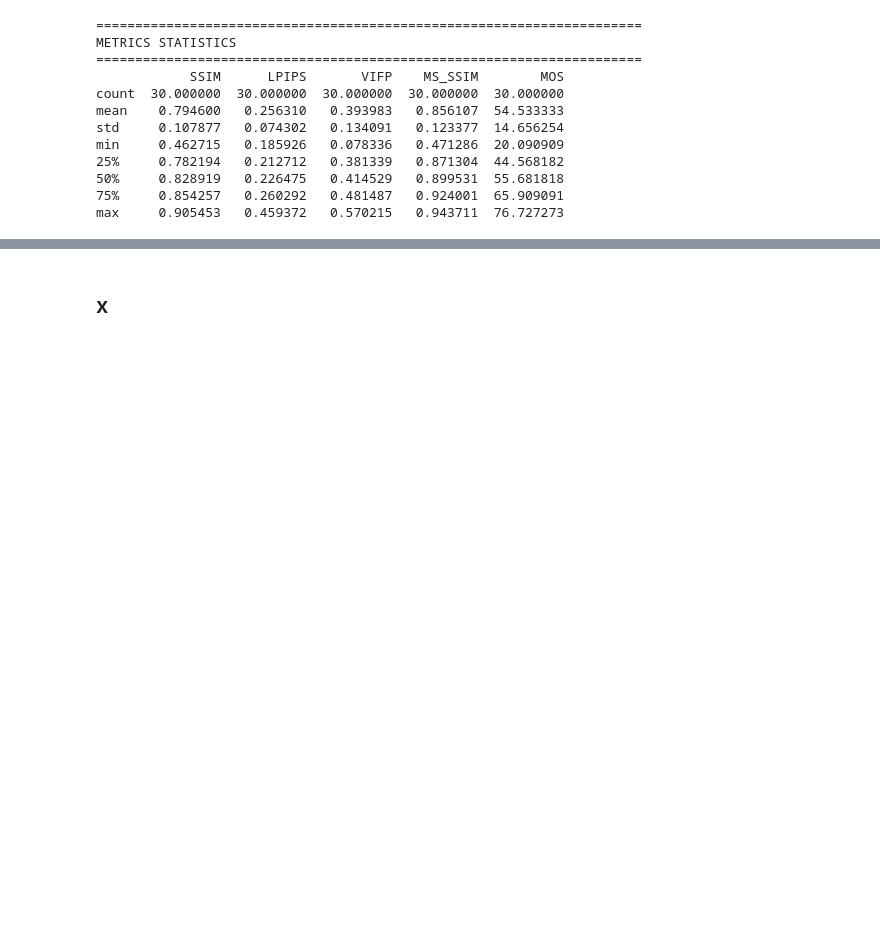
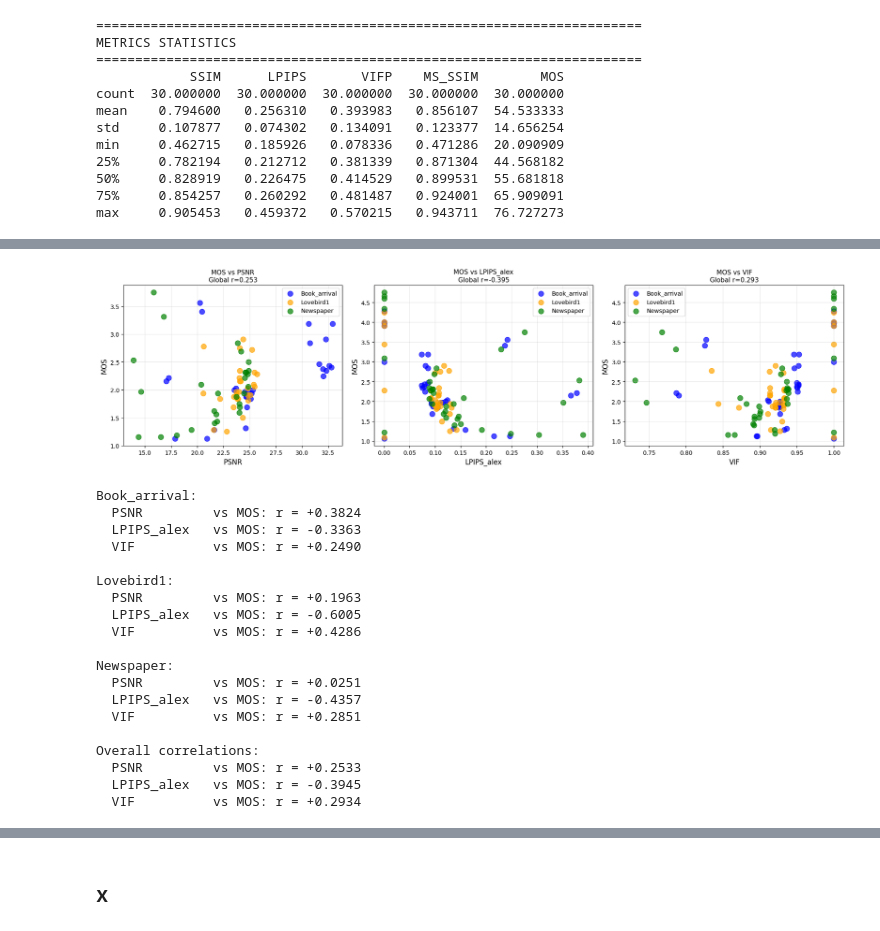
Before and after one commit to marrryzebwjq/Quality-of-Experience, a Jupyter notebook: samviq_analysis.ipynb, the cells around one changed output, grey strips where cells are left out. Saved outputs shown, nothing was run; the diff lists cells and outputs as text; code cells hidden in the pictures; blank space fills up the shorter version.

```diff
--- a/samviq_analysis.ipynb
+++ b/samviq_analysis.ipynb
@@ -1001,0 +1204,64 @@ max     0.905453   0.459372   0.570215   0.943711  76.727273
+# %%
+###### Side note : for the presentation we forgot to mention that we saw
+###### the content is absolutely not related to the 'noise' that we tried to understand
+###### and we thought that it wasn't relevant to show that the source doesn't not answer to our question
+
+
+fig, axes = plt.subplots(1, 3, figsize=(18, 5))
+
+# Couleurs par source
+colors = {'Book_arrival': 'blue', 'Lovebird1': 'orange', 'Newspaper': 'green'}
+
+for idx, metric in enumerate(['PSNR', 'LPIPS_alex', 'VIF']):
+    ax = axes[idx]
+
+    for video_id in sorted(data['Video_ID'].unique()):
+        subset = data[data['Video_ID'] == video_id]
+        ax.scatter(subset[metric], subset['MOS'],
+                  label=video_id, alpha=0.7,
+                  color=colors[video_id], s=80)
+
+    global_corr = data[[metric, 'MOS']].corr().iloc[0,1]
+
+    ax.set_xlabel(metric, fontsize=12)
+    ax.set_ylabel('MOS', fontsize=12)
+    ax.set_title(f'MOS vs {metric}\nGlobal r={global_corr:.3f}', fontsize=11)
+    ax.legend()
+    ax.grid(alpha=0.3)
+
+plt.tight_layout()
+plt.show()
+
+for video_id in sorted(data['Video_ID'].unique()):
+    subset = data[data['Video_ID'] == video_id]
+    print(f"\n{video_id}:")
+
+    for metric in ['PSNR', 'LPIPS_alex', 'VIF']:
+        corr = subset[[metric, 'MOS']].corr().iloc[0,1]
+        print(f"  {metric:12} vs MOS: r = {corr:+.4f}")
+
+print("\nOverall correlations:")
+for metric in ['PSNR', 'LPIPS_alex', 'VIF']:
+    corr = data[[metric, 'MOS']].corr().iloc[0,1]
+    print(f"  {metric:12} vs MOS: r = {corr:+.4f}")
+# %% [output]
+[figure, added]
+Book_arrival:
+  PSNR         vs MOS: r = +0.3824
+  LPIPS_alex   vs MOS: r = -0.3363
+  VIF          vs MOS: r = +0.2490
+
+Lovebird1:
+  PSNR         vs MOS: r = +0.1963
+  LPIPS_alex   vs MOS: r = -0.6005
+  VIF          vs MOS: r = +0.4286
+
+Newspaper:
+  PSNR         vs MOS: r = +0.0251
+  LPIPS_alex   vs MOS: r = -0.4357
+  VIF          vs MOS: r = +0.2851
+
+Overall correlations:
+  PSNR         vs MOS: r = +0.2533
+  LPIPS_alex   vs MOS: r = -0.3945
+  VIF          vs MOS: r = +0.2934
```
Also changed, not shown: parts of 11 cells of this notebook.
